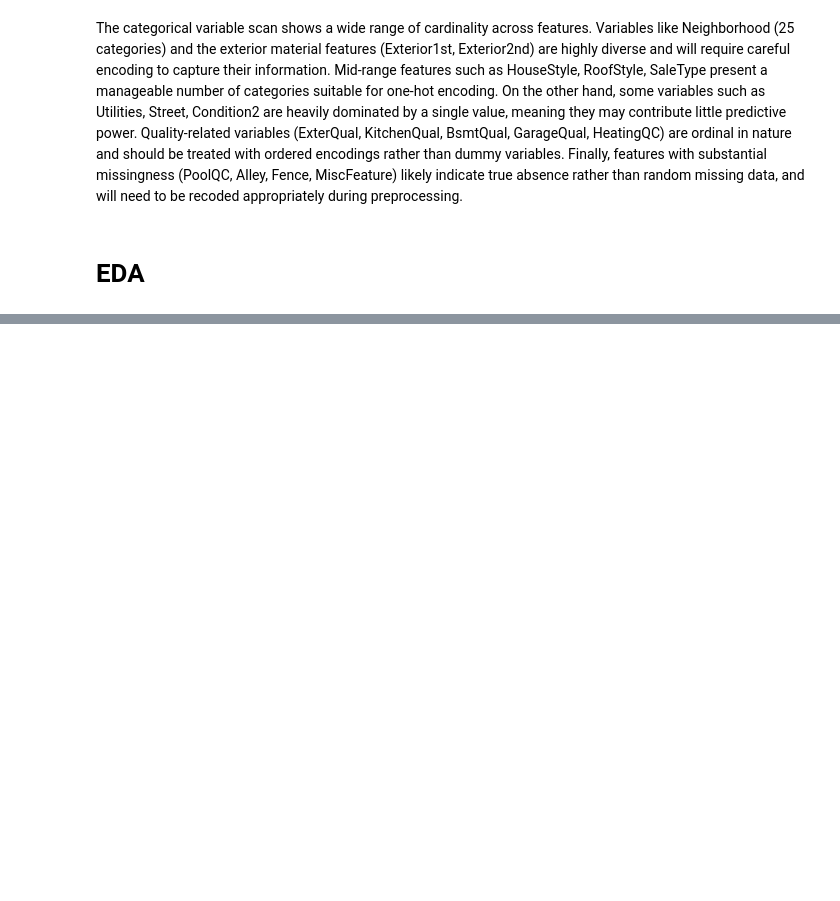
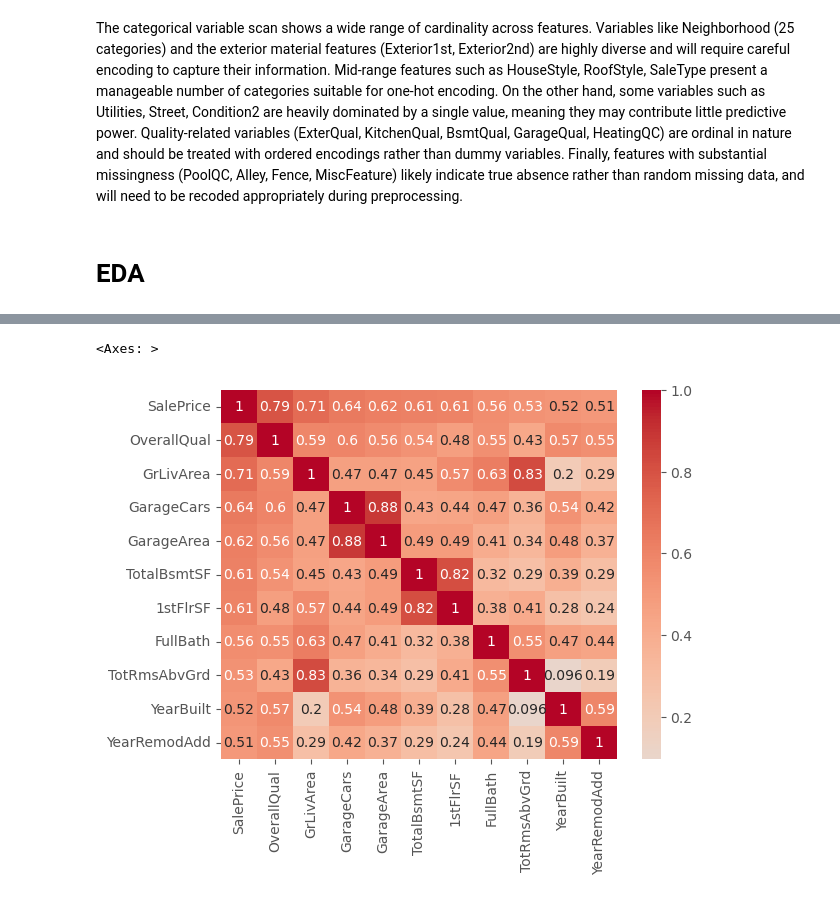
Before and after one commit to matin-zarei/house-pricee, a Jupyter notebook: house_prices.ipynb, the cells around one changed output, grey strips where cells are left out. Drawn from its saved outputs; the diff is of its cells as text; code cells hidden in the pictures; blank space fills up the shorter version.

```diff
--- a/house_prices.ipynb
+++ b/house_prices.ipynb
@@ -148,0 +176,4 @@ The categorical variable scan shows a wide range of cardinality across features.
+# %%
+# corrolation matrix
+corr = df_num.corr()['SalePrice'].sort_values(ascending=False)
+corr.head(10)
@@ -148,0 +192,6 @@ The categorical variable scan shows a wide range of cardinality across features.
+# %%
+top_corr = corr.index[:11]  # SalePrice + top 10
+sns.heatmap(df_num[top_corr].corr(), annot=True, cmap="coolwarm", center=0)
+# %% [output]
+<Axes: >
+[figure, added]
```
Also changed, not shown: parts of 28 cells of this notebook.
